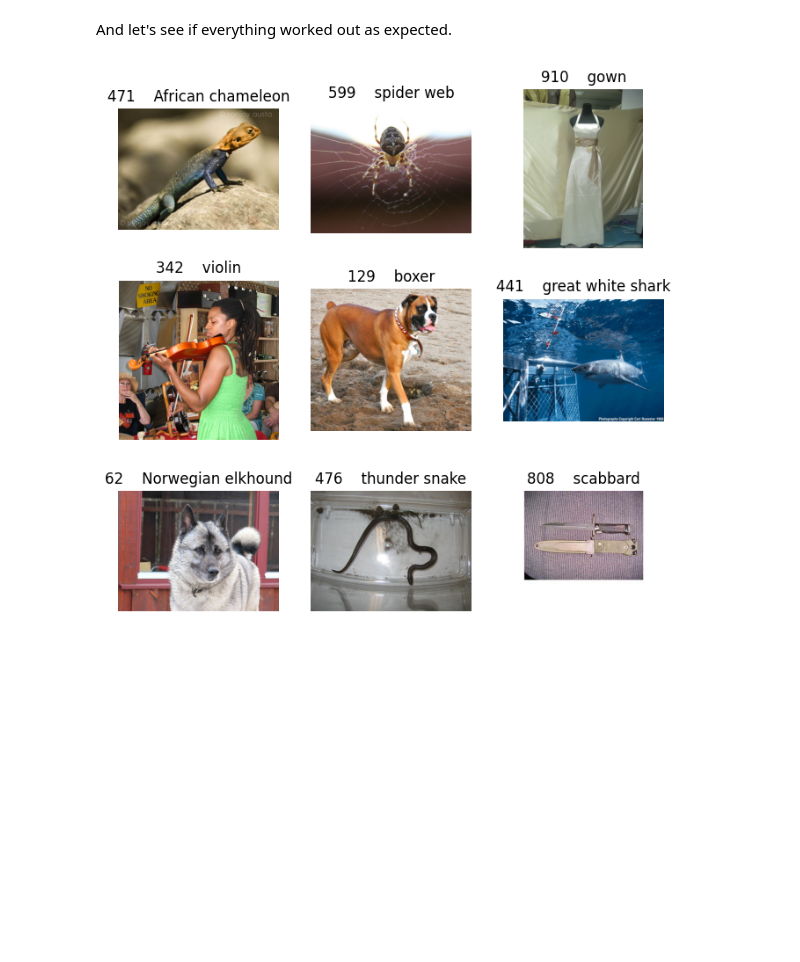
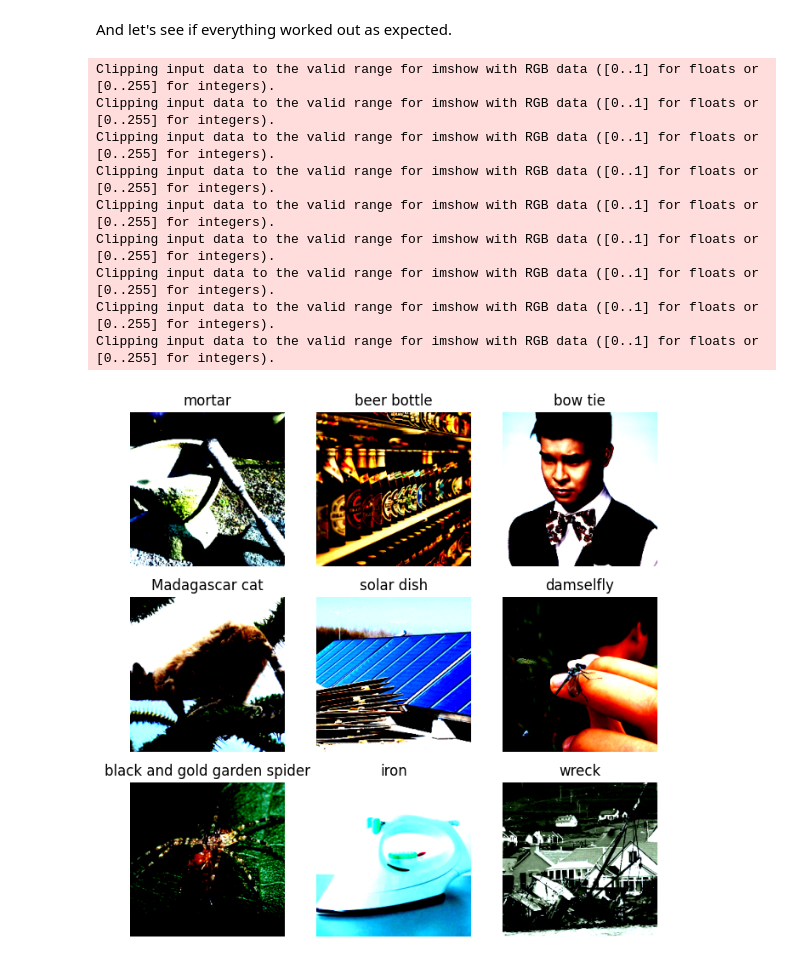
Before and after one commit to EricKolibacz/replicating-simple-blackbox-attack, a Jupyter notebook: simple-blackbox-attack.ipynb, the cells around one changed output. Saved outputs shown, nothing was run; the diff lists cells and outputs as text; code cells hidden in the pictures; blank space fills up the shorter version.

Commit message:
Add imagenet and resnet label index conversion

```diff
--- a/simple-blackbox-attack.ipynb
+++ b/simple-blackbox-attack.ipynb
@@ -9,6 +9,6 @@ Folder of the ImageNet ILSVRC2012 validation dataset, its labels in the meta dat
 
 Extract both and assign the locations of the folder and files to the corresponding Constants:
 # %%
-IMAGE_FOLDER = "data/val"
-LABEL_FILE = "data/ILSVRC2012_devkit_t12/data/ILSVRC2012_validation_ground_truth.txt"
-META_FILE = "data/ILSVRC2012_devkit_t12/data/meta.mat"
+IMAGE_FOLDER = "../../../data/val"
+LABEL_FILE = "../../../data/ILSVRC2012_devkit_t12/data/ILSVRC2012_validation_ground_truth.txt"
+META_FILE = "../../../data/ILSVRC2012_devkit_t12/data/meta.mat"
@@ -22,2 +17,16 @@ meta = pd.DataFrame.from_dict(loadmat(META_FILE)["synsets"])
+# %%
+from mat4py import loadmat
+import pandas as pd
+import json
+
+meta = pd.DataFrame.from_dict(loadmat(META_FILE)["synsets"])
+meta.set_index("WNID", inplace=True)
+with open("imagenet_class_index.json", "r") as file:
+    pytorch_label_indices = json.load(file)
+
+for key, (wnid, label) in pytorch_label_indices.items():
+    meta.loc[wnid, "key"] = key
+    meta.loc[wnid, "label"] = label.replace("_"," ")
+meta.set_index("key", inplace=True)
 # %% [markdown]
 Let's get the data.
@@ -28,17 +33,37 @@ dataset = ImageNetDataSet(image_root=IMAGE_FOLDER, label_file=LABEL_FILE)
+# %%
+from imagenet import ImageNetDataSet
+from torchvision import transforms
+
+preprocess = transforms.Compose([
+    transforms.Resize(256),
+    transforms.CenterCrop(224),
+    transforms.ToTensor(),
+    transforms.Normalize(mean=[0.485, 0.456, 0.406], std=[0.229, 0.224, 0.225]),
+])
+dataset = ImageNetDataSet(image_root=IMAGE_FOLDER, label_file=LABEL_FILE, transform=preprocess)
 # %% [markdown]
 And let's see if everything worked out as expected.
 # %%
 import torch
 import matplotlib.pyplot as plt
 figure = plt.figure(figsize=(8, 8))
 cols, rows = 3, 3
 for i in range(1, cols * rows + 1):
     sample_idx = torch.randint(len(dataset), size=(1,)).item()
     img, label = dataset[sample_idx]
     figure.add_subplot(rows, cols, i)
-    plt.title(meta.loc[meta["ILSVRC2012_ID"] == int(label), "words"].to_string().split(",")[0])
+    plt.title(meta.loc[meta["ILSVRC2012_ID"] == int(label), "label"].iloc[0])
     plt.axis("off")
-    plt.imshow(img)
+    plt.imshow(img.squeeze().permute(1,2,0))
 plt.show()
 # %% [output]
+Clipping input data to the valid range for imshow with RGB data ([0..1] for floats or [0..255] for integers).
+Clipping input data to the valid range for imshow with RGB data ([0..1] for floats or [0..255] for integers).
+Clipping input data to the valid range for imshow with RGB data ([0..1] for floats or [0..255] for integers).
+Clipping input data to the valid range for imshow with RGB data ([0..1] for floats or [0..255] for integers).
+Clipping input data to the valid range for imshow with RGB data ([0..1] for floats or [0..255] for integers).
+Clipping input data to the valid range for imshow with RGB data ([0..1] for floats or [0..255] for integers).
+Clipping input data to the valid range for imshow with RGB data ([0..1] for floats or [0..255] for integers).
+Clipping input data to the valid range for imshow with RGB data ([0..1] for floats or [0..255] for integers).
+Clipping input data to the valid range for imshow with RGB data ([0..1] for floats or [0..255] for integers).
-[figure, old version]
+[figure, new version]
```
Also changed, not shown: parts of 4 cells of this notebook, 2 other files.
